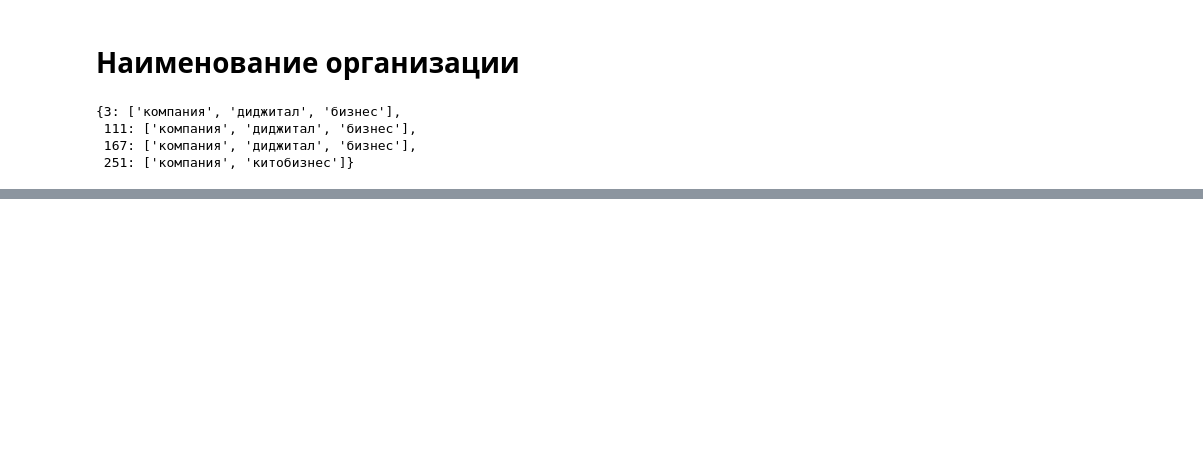
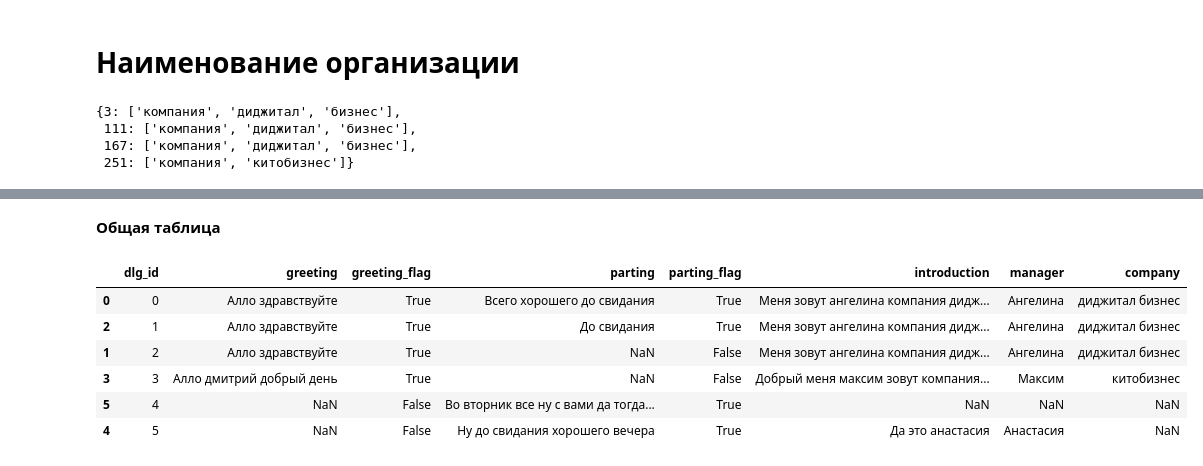
Before and after one commit to StacyNeutriNO/bewise_ai_test, a Jupyter notebook: bewise_final.ipynb, the cells around one changed output, grey strips where cells are left out. Saved outputs shown, nothing was run; the diff lists cells and outputs as text; code cells hidden in the pictures; blank space fills up the shorter version.

```diff
--- a/bewise_final.ipynb
+++ b/bewise_final.ipynb
@@ -375,0 +390,3 @@ managers.loc[list(idx_names)]
+# %%
+common = common.merge(names_table, on='dlg_id', how='outer')
+common.drop(index=4, axis=0, inplace=True)
@@ -441,0 +461,7 @@ managers.loc[list(rows_with_companies.keys())]
+# %%
+companies = [' '.join(rows_with_companies[key][1:]) for key in rows_with_companies]
+dlg = managers.loc[list(rows_with_companies.keys())]['dlg_id'].values.tolist()
+# %%
+df = {'dlg_id': dlg, 'text':managers.loc[list(rows_with_companies.keys())]['text'], 'company': companies}
+companies_table = pd.DataFrame(data=df)
+companies_table
@@ -441,0 +474,20 @@ managers.loc[list(rows_with_companies.keys())]
+# %% [markdown]
+**Общая таблица**
+# %%
+common = common.merge(companies_table[['dlg_id','company']], on= 'dlg_id', how= 'outer')
+# %%
+columns = ['dlg_id', 'greeting', 'greeting_flag', 'parting', 'parting_flag', 'introduction', 'manager', 'company']
+common.columns = columns
+common.sort_values(by='dlg_id', inplace=True)
+common.loc[common["greeting_flag"].isna(), "greeting_flag"] = False
+common.loc[common["parting_flag"].isna(), "parting_flag"] = False
+
+common
+# %% [output]
+|  | dlg_id | greeting | greeting_flag | parting | parting_flag | introduction | manager | company |
+| 0 | 0 | Алло здравствуйте | True | Всего хорошего до свидания | True | Меня зовут ангелина компания дидж... | Ангелина | диджитал бизнес |
+| 2 | 1 | Алло здравствуйте | True | До свидания | True | Меня зовут ангелина компания дидж... | Ангелина | диджитал бизнес |
+| 1 | 2 | Алло здравствуйте | True | NaN | False | Меня зовут ангелина компания дидж... | Ангелина | диджитал бизнес |
+| 3 | 3 | Алло дмитрий добрый день | True | NaN | False | Добрый меня максим зовут компания... | Максим | китобизнес |
+| 5 | 4 | NaN | False | Во вторник все ну с вами да тогда... | True | NaN | NaN | NaN |
+| 4 | 5 | NaN | False | Ну до свидания хорошего вечера | True | Да это анастасия | Анастасия | NaN |
```
Also changed, not shown: parts of 15 cells of this notebook.
